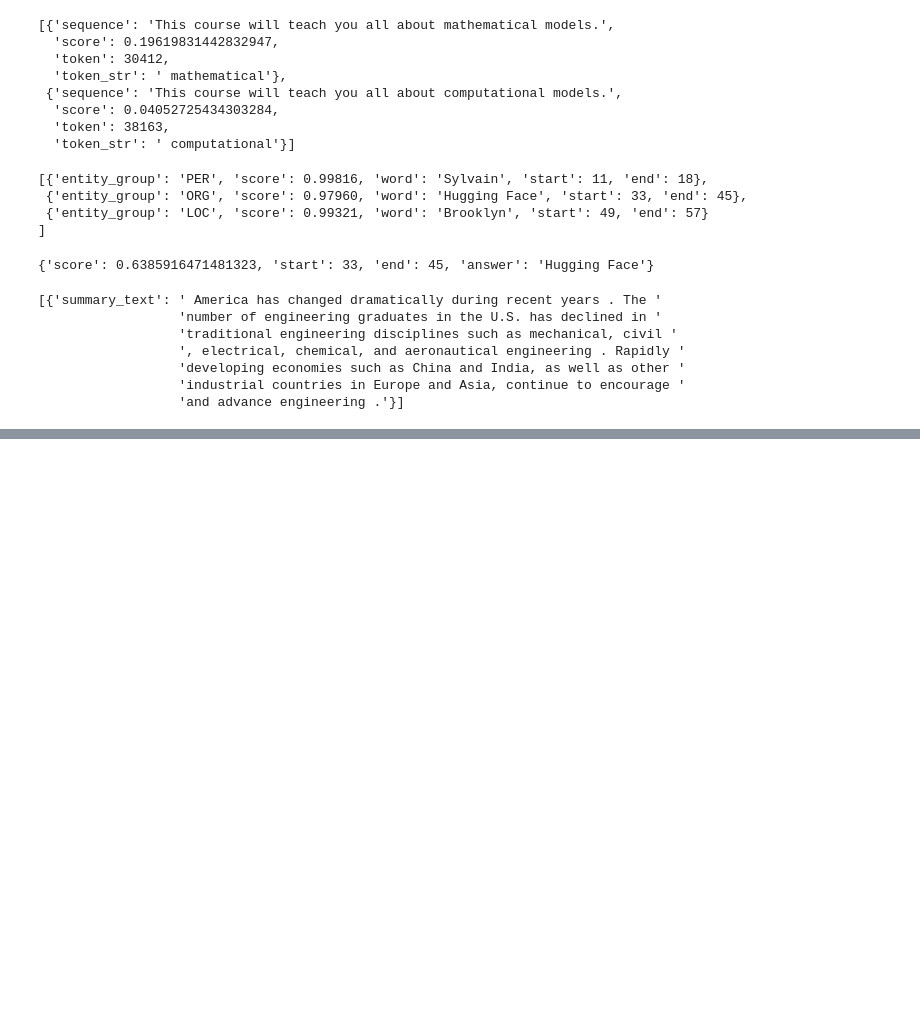
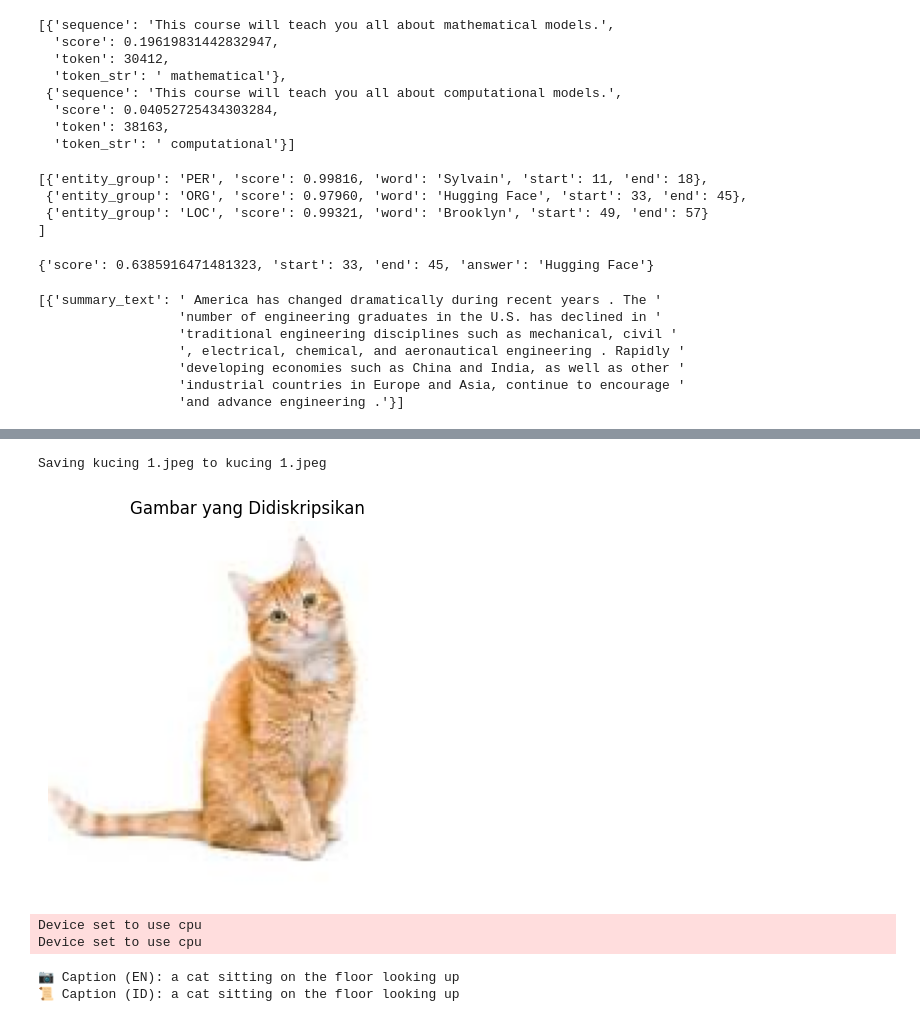
Before and after one commit to frenskuy/LMM-TRAIN, a Jupyter notebook: Transformers,_what_can_they_do_.ipynb, the cells around one changed output, grey strips where cells are left out. Cells and saved outputs as stored; diff of their text form; code cells hidden in the pictures; blank space fills up the shorter version.

```diff
--- a/Transformers,_what_can_they_do_.ipynb
+++ b/Transformers,_what_can_they_do_.ipynb
@@ -159,0 +240,34 @@ translator("Ce cours est produit par Hugging Face.")
+# %%
+from transformers import pipeline
+from PIL import Image
+import matplotlib.pyplot as plt
+from IPython.display import display
+import io
+
+# 1. Upload gambar secara interaktif
+from google.colab import files  # gunakan ini di Google Colab
+uploaded = files.upload()
+
+# 2. Ambil gambar dari upload
+for file_name in uploaded.keys():
+    image = Image.open(io.BytesIO(uploaded[file_name]))
+    break  # hanya ambil satu gambar
+
+# 3. Tampilkan gambar
+plt.imshow(image)
+plt.axis('off')
+plt.title("Gambar yang Didiskripsikan")
+plt.show()
+
+# 4. Buat pipeline captioning
+captioner = pipeline("image-to-text", model="Salesforce/blip-image-captioning-base")
+caption_en = captioner(image)[0]['generated_text']
+
+# 5. Terjemahkan ke Bahasa Indonesia
+translator = pipeline("translation", model="Helsinki-NLP/opus-mt-en-id")
+caption_id = translator(caption_en)[0]['translation_text']
+
+# 6. Tampilkan hasil caption
+print("📷 Caption (EN):", caption_en)
+print("📜 Caption (ID):", caption_id)
+# %% [output]
@@ -159,0 +275,6 @@ translator("Ce cours est produit par Hugging Face.")
+Saving kucing 1.jpeg to kucing 1.jpeg
+[figure, added]
+Device set to use cpu
+Device set to use cpu
+📷 Caption (EN): a cat sitting on the floor looking up
+📜 Caption (ID): a cat sitting on the floor looking up
```
Also changed, not shown: parts of 7 cells of this notebook.
